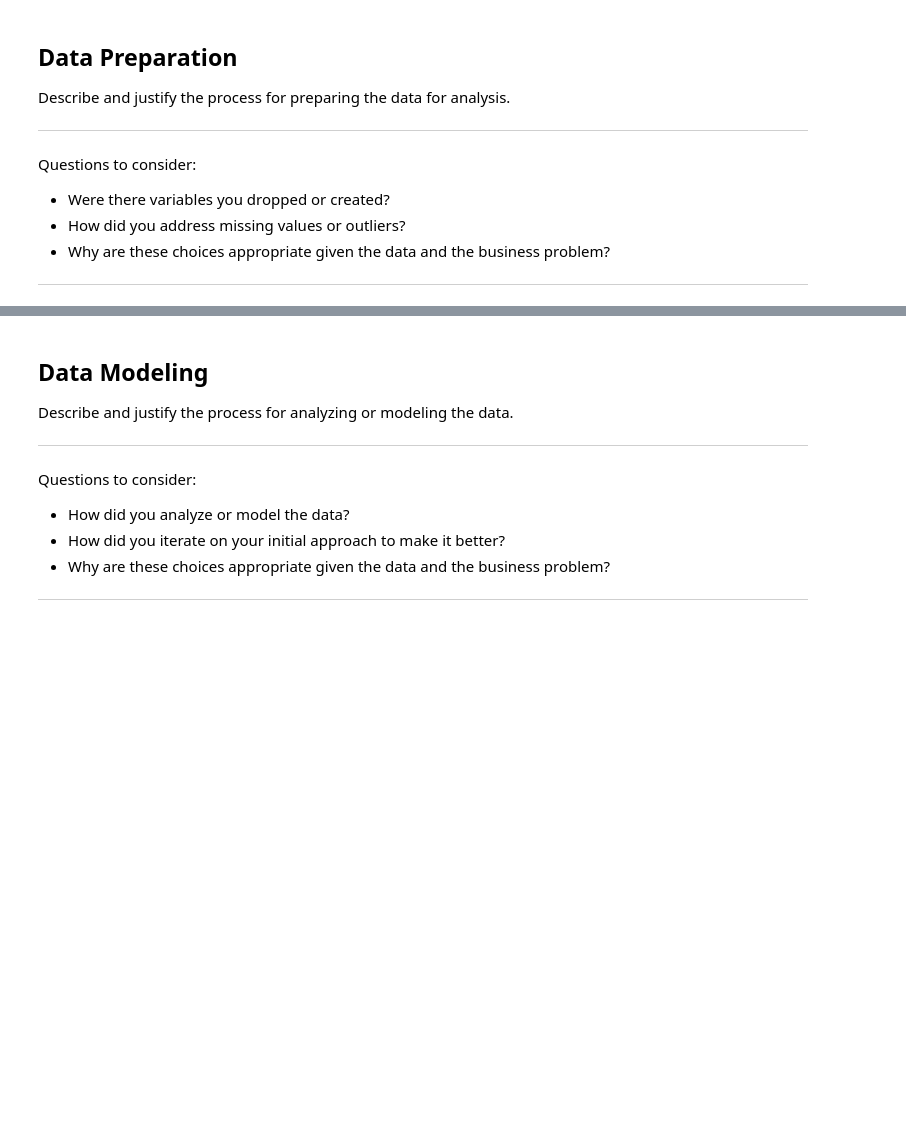
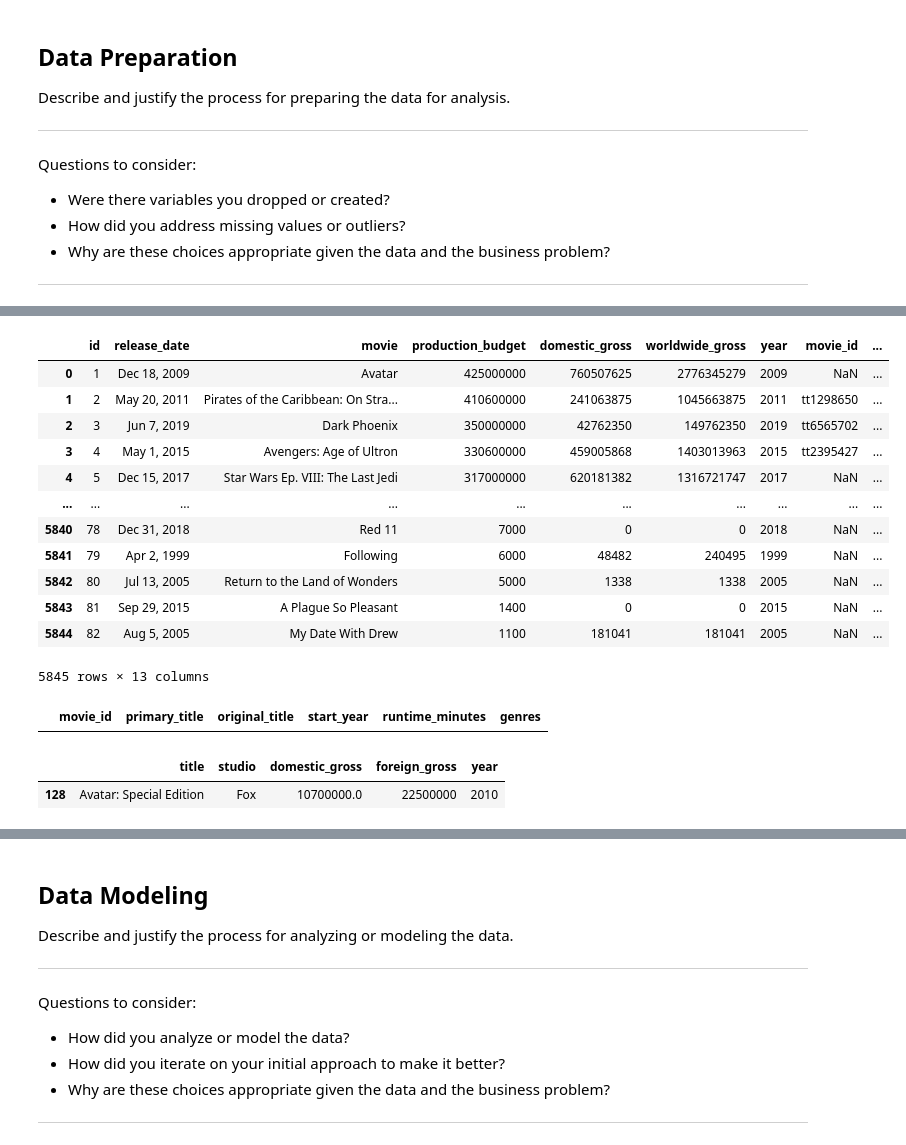
Before and after one commit to AlbaneCM/MicrosoftMovieAnalysis, a Jupyter notebook: microsoft-movie-analysis.ipynb, the cells around one changed output, grey strips where cells are left out. Drawn from its saved outputs; the diff is of its cells as text; code cells hidden in the pictures; blank space fills up the shorter version.

```diff
--- a/microsoft-movie-analysis.ipynb
+++ b/microsoft-movie-analysis.ipynb
@@ -317,0 +169,12 @@ FROM movie_basics
+# %%
+# movie_basics exploration
+
+movie_basics = pd.read_sql(
+"""
+SELECT *
+FROM movie_basics
+;
+"""
+, con=conn)
+
+movie_basics.head()
@@ -516,0 +670,8 @@ memory usage: 271.2+ KB
+# %%
+# Make all number columns as integers
+columns_to_integers = ["production_budget" , "domestic_gross", "worldwide_gross"]
+
+for column in columns_to_integers:
+    df_movie_budgets[column] = df_movie_budgets[column].astype(str).str.replace(",", '').str.replace("$", "").astype(np.int)
+
+df_movie_budgets
@@ -516,0 +692,6 @@ memory usage: 271.2+ KB
+# %%
+# Create year column
+
+df_movie_budgets["year"] = df_movie_budgets["release_date"].str[-4:].astype(int)
+
+df_movie_budgets["year"]
@@ -527,0 +827,30 @@ Questions to consider:
+# %%
+# First, try to add movie_id to df_movie_gross
+new_df = pd.merge(df_movie_budgets, movie_basics, how="left", left_on=["movie", "year"], right_on=["primary_title", "start_year"])
+new_df
+
+# using left join because can only measure the movies that have revenue associated to it
+# %% [output]
+|  | id | release_date | movie | production_budget | domestic_gross | worldwide_gross | year | movie_id | ... |
+| 0 | 1 | Dec 18, 2009 | Avatar | 425000000 | 760507625 | 2776345279 | 2009 | NaN | ... |
+| 1 | 2 | May 20, 2011 | Pirates of the Caribbean: On Stra... | 410600000 | 241063875 | 1045663875 | 2011 | tt1298650 | ... |
+| 2 | 3 | Jun 7, 2019 | Dark Phoenix | 350000000 | 42762350 | 149762350 | 2019 | tt6565702 | ... |
+| 3 | 4 | May 1, 2015 | Avengers: Age of Ultron | 330600000 | 459005868 | 1403013963 | 2015 | tt2395427 | ... |
+| 4 | 5 | Dec 15, 2017 | Star Wars Ep. VIII: The Last Jedi | 317000000 | 620181382 | 1316721747 | 2017 | NaN | ... |
+| ... | ... | ... | ... | ... | ... | ... | ... | ... | ... |
+| 5840 | 78 | Dec 31, 2018 | Red 11 | 7000 | 0 | 0 | 2018 | NaN | ... |
+| 5841 | 79 | Apr 2, 1999 | Following | 6000 | 48482 | 240495 | 1999 | NaN | ... |
+| 5842 | 80 | Jul 13, 2005 | Return to the Land of Wonders | 5000 | 1338 | 1338 | 2005 | NaN | ... |
+| 5843 | 81 | Sep 29, 2015 | A Plague So Pleasant | 1400 | 0 | 0 | 2015 | NaN | ... |
+| 5844 | 82 | Aug 5, 2005 | My Date With Drew | 1100 | 181041 | 181041 | 2005 | NaN | ... |
+5845 rows × 13 columns
+# %%
+# verify that avatar does not have a start date on movie_basics
+movie_basics[movie_basics["primary_title"].notnull().astype(str).str.contains("(?i)avatar")]
+# %% [output]
+|  | movie_id | primary_title | original_title | start_year | runtime_minutes | genres |
+# %%
+df_movie_gross[df_movie_gross["title"].str.contains("(?i)avatar")]
+# %% [output]
+|  | title | studio | domestic_gross | foreign_gross | year |
+| 128 | Avatar: Special Edition | Fox | 10700000.0 | 22500000 | 2010 |
```
Also changed, not shown: parts of 52 cells of this notebook.
